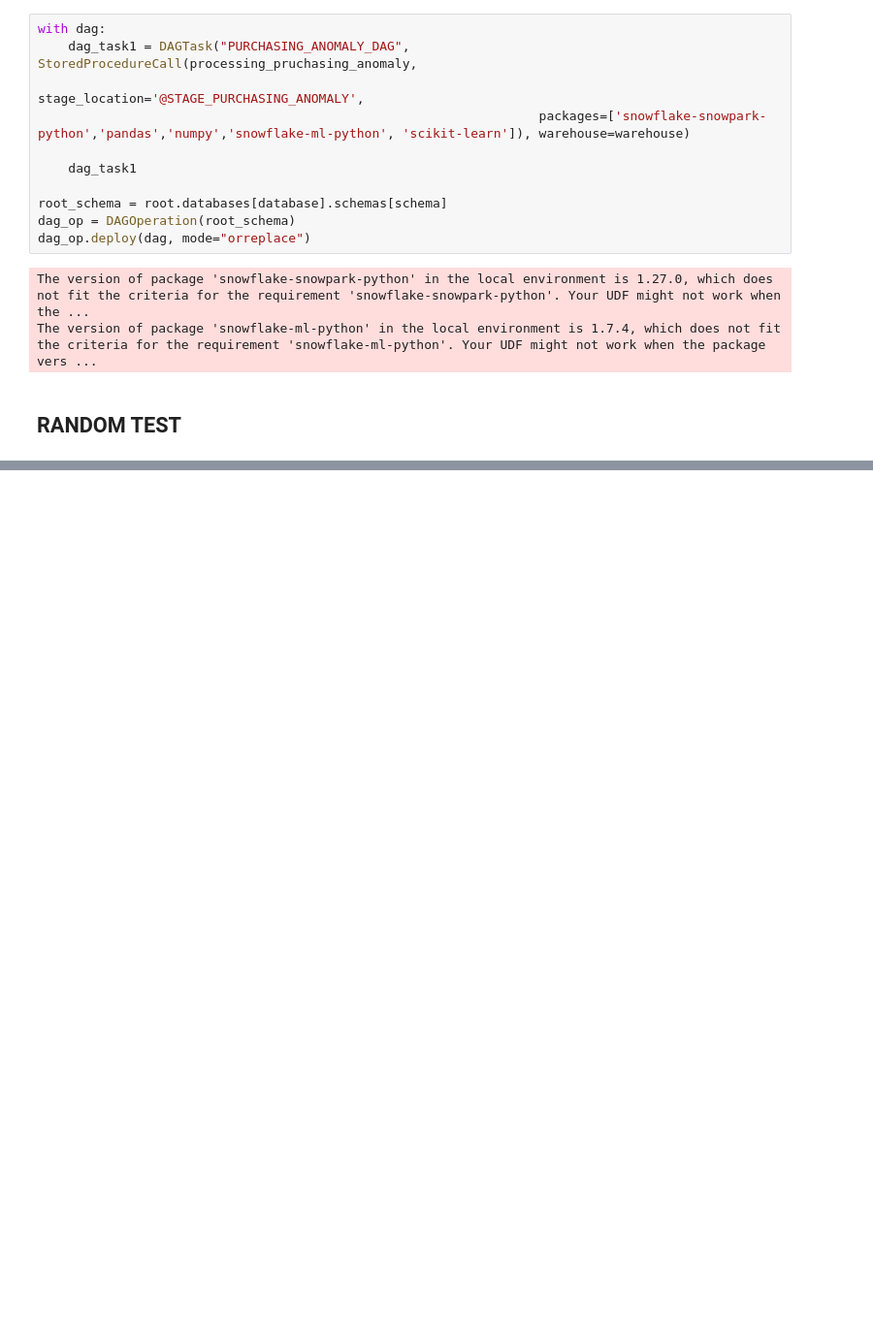
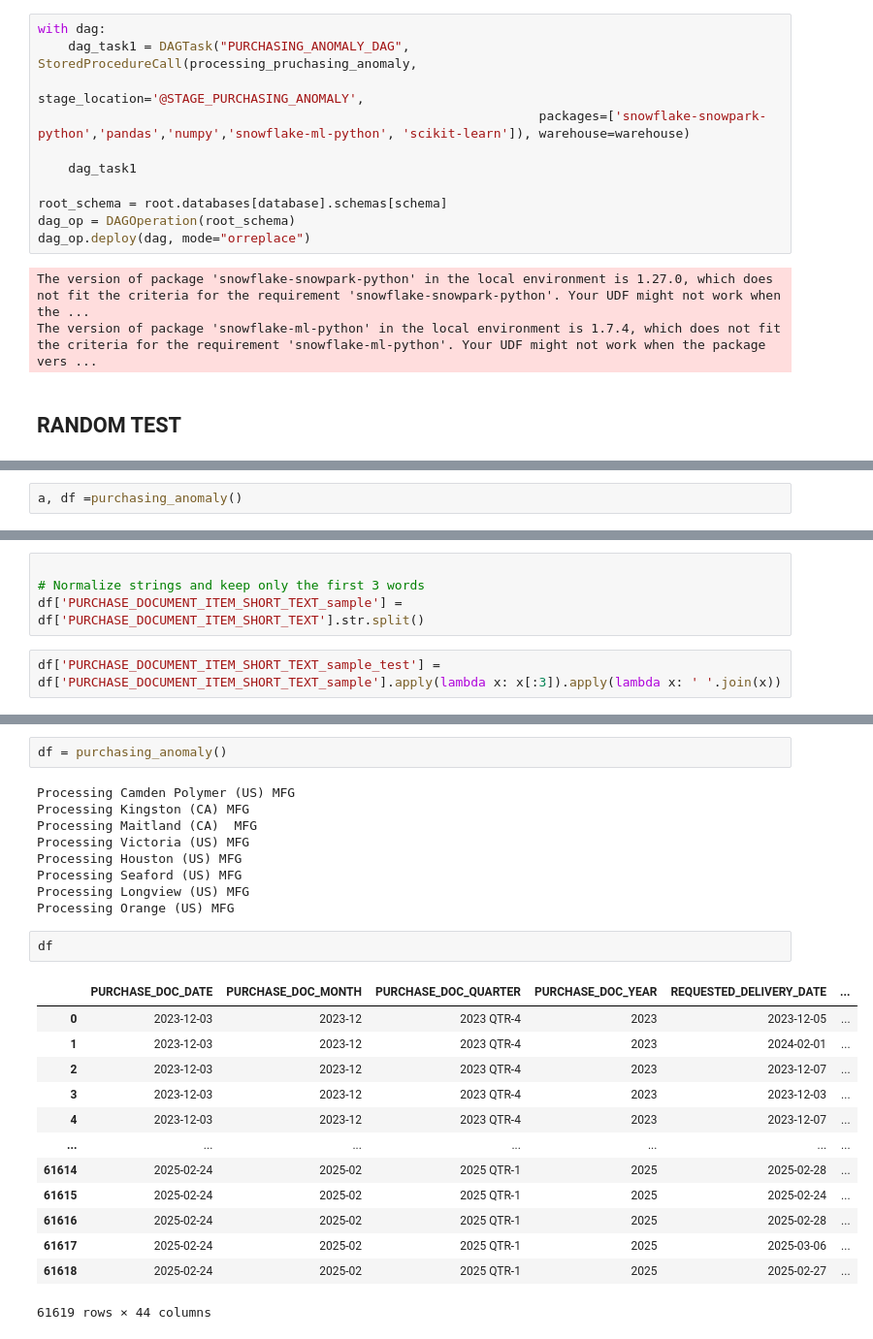
Before and after one commit to chitrakumarsai-inv/purchasing_anomaly, a Jupyter notebook: notebooks/snowflake_version.ipynb, the cells around one changed output, grey strips where cells are left out. Shown: that part at 97% size. Drawn from its saved outputs; the diff is of its cells as text; blank space fills up the shorter version.

```diff
--- a/notebooks/snowflake_version.ipynb
+++ b/notebooks/snowflake_version.ipynb
@@ -883,0 +990,2 @@ SnowparkSQLException: (1304): 01ba7644-0002-7255-0002-b30e8ab2d2c2: 100038 (2201
+# %%
+a, df =purchasing_anomaly()
@@ -883,0 +1001,6 @@ SnowparkSQLException: (1304): 01ba7644-0002-7255-0002-b30e8ab2d2c2: 100038 (2201
+# %%
+
+# Normalize strings and keep only the first 3 words
+df['PURCHASE_DOCUMENT_ITEM_SHORT_TEXT_sample'] = df['PURCHASE_DOCUMENT_ITEM_SHORT_TEXT'].str.split()
+# %%
+df['PURCHASE_DOCUMENT_ITEM_SHORT_TEXT_sample_test'] = df['PURCHASE_DOCUMENT_ITEM_SHORT_TEXT_sample'].apply(lambda x: x[:3]).apply(lambda x: ' '.join(x))
@@ -883,0 +1325,27 @@ SnowparkSQLException: (1304): 01ba7644-0002-7255-0002-b30e8ab2d2c2: 100038 (2201
+# %%
+df = purchasing_anomaly()
+# %% [output]
+Processing Camden Polymer (US) MFG
+Processing Kingston (CA) MFG
+Processing Maitland (CA)  MFG
+Processing Victoria (US) MFG
+Processing Houston (US) MFG
+Processing Seaford (US) MFG
+Processing Longview (US) MFG
+Processing Orange (US) MFG
+# %%
+df
+# %% [output]
+|  | PURCHASE_DOC_DATE | PURCHASE_DOC_MONTH | PURCHASE_DOC_QUARTER | PURCHASE_DOC_YEAR | REQUESTED_DELIVERY_DATE | ... |
+| 0 | 2023-12-03 | 2023-12 | 2023 QTR-4 | 2023 | 2023-12-05 | ... |
+| 1 | 2023-12-03 | 2023-12 | 2023 QTR-4 | 2023 | 2024-02-01 | ... |
+| 2 | 2023-12-03 | 2023-12 | 2023 QTR-4 | 2023 | 2023-12-07 | ... |
+| 3 | 2023-12-03 | 2023-12 | 2023 QTR-4 | 2023 | 2023-12-03 | ... |
+| 4 | 2023-12-03 | 2023-12 | 2023 QTR-4 | 2023 | 2023-12-07 | ... |
+| ... | ... | ... | ... | ... | ... | ... |
+| 61614 | 2025-02-24 | 2025-02 | 2025 QTR-1 | 2025 | 2025-02-28 | ... |
+| 61615 | 2025-02-24 | 2025-02 | 2025 QTR-1 | 2025 | 2025-02-24 | ... |
+| 61616 | 2025-02-24 | 2025-02 | 2025 QTR-1 | 2025 | 2025-02-28 | ... |
+| 61617 | 2025-02-24 | 2025-02 | 2025 QTR-1 | 2025 | 2025-03-06 | ... |
+| 61618 | 2025-02-24 | 2025-02 | 2025 QTR-1 | 2025 | 2025-02-27 | ... |
+61619 rows × 44 columns
```
Also changed, not shown: parts of 9 cells of this notebook, 2 other files.
